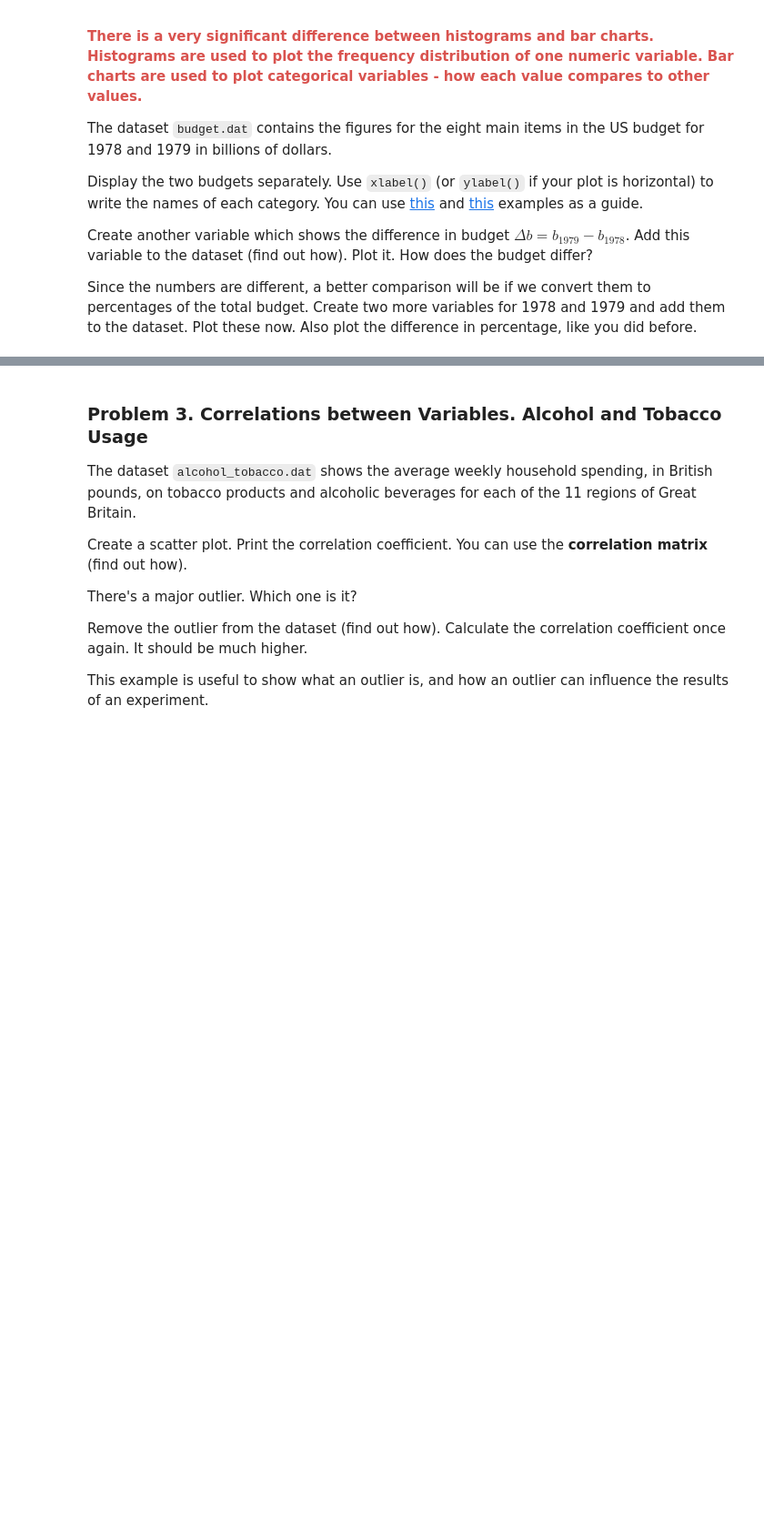
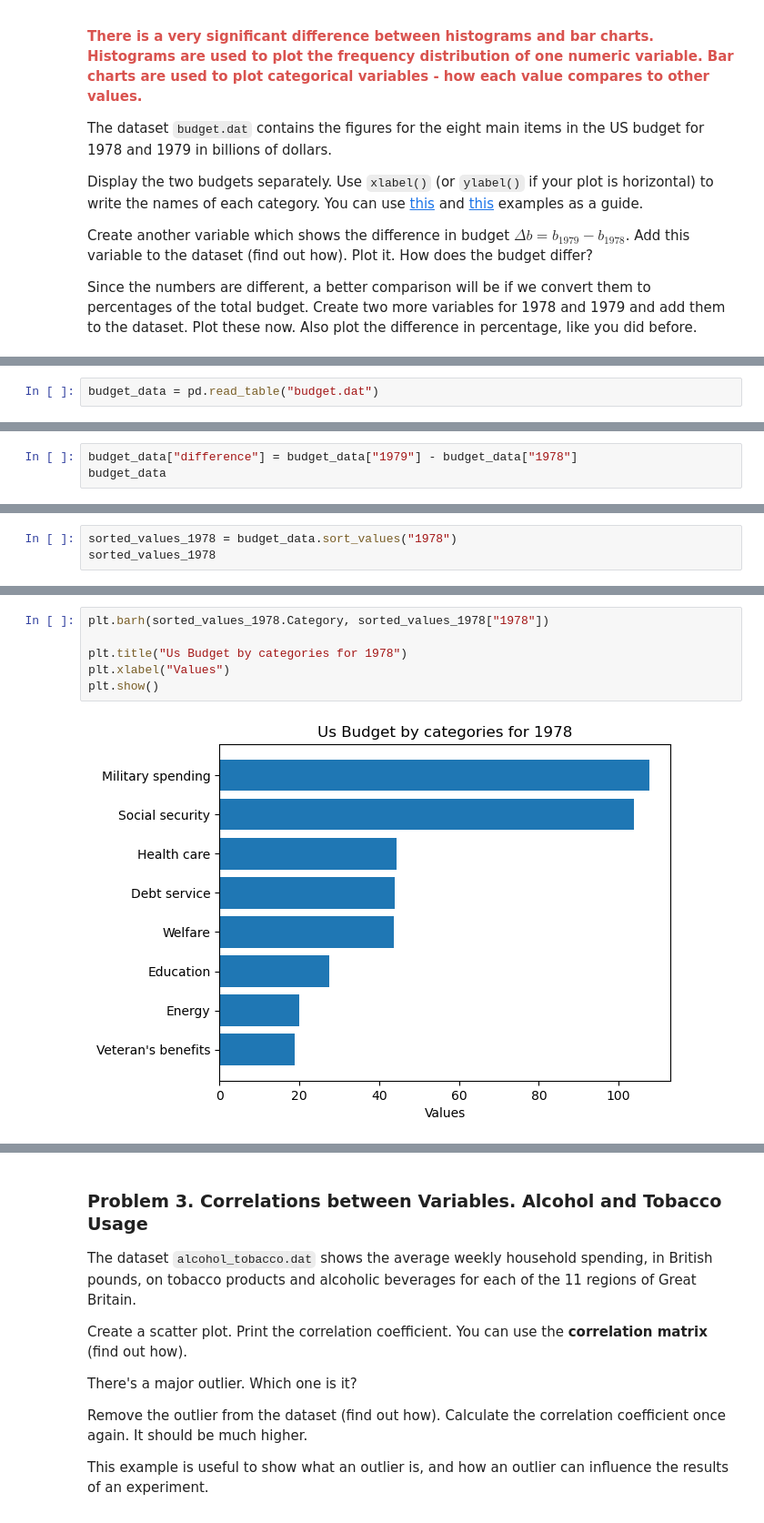
Before and after one commit to i11g/Statistics, a Jupyter notebook: Statistics Exercise.ipynb, the cells around one changed output, grey strips where cells are left out. Shown at 91% size. Drawn from its saved outputs; the diff is of its cells as text; blank space fills up the shorter version.

```diff
--- a/Statistics Exercise.ipynb
+++ b/Statistics Exercise.ipynb
@@ -137,0 +136,2 @@ Since the numbers are different, a better comparison will be if we convert them
+# %%
+budget_data = pd.read_table("budget.dat")
@@ -137,0 +158,3 @@ Since the numbers are different, a better comparison will be if we convert them
+# %%
+budget_data["difference"] = budget_data["1979"] - budget_data["1978"]
+budget_data
@@ -137,0 +171,3 @@ Since the numbers are different, a better comparison will be if we convert them
+# %%
+sorted_values_1978 = budget_data.sort_values("1978")
+sorted_values_1978
@@ -137,0 +184,8 @@ Since the numbers are different, a better comparison will be if we convert them
+# %%
+plt.barh(sorted_values_1978.Category, sorted_values_1978["1978"])
+
+plt.title("Us Budget by categories for 1978")
+plt.xlabel("Values")
+plt.show()
+# %% [output]
+[figure, added]
```
Also changed, not shown: parts of 18 cells of this notebook, 1 other file.
